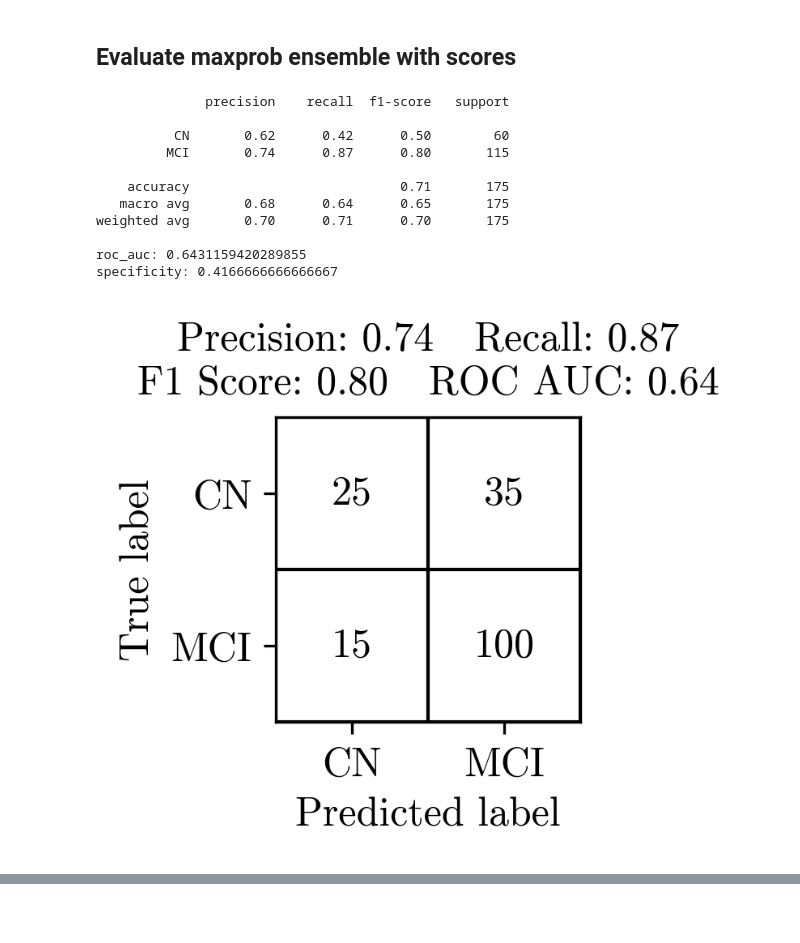
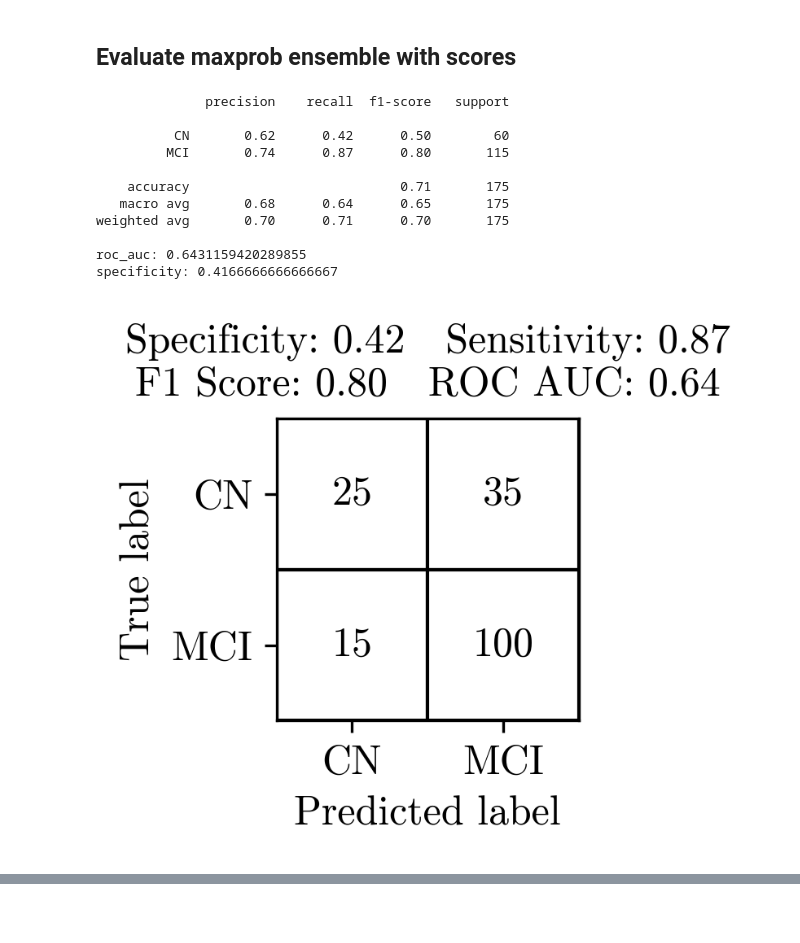
Before and after one commit to oscarlloydjohn/lloyd-john-MIUA-2025, a Jupyter notebook: eval_ensemble.ipynb, the cells around one changed output, grey strips where cells are left out. Drawn from its saved outputs; the diff is of its cells as text; code cells hidden in the pictures.

Commit message:
Add specificity to confusion matrices

```diff
--- a/eval_ensemble.ipynb
+++ b/eval_ensemble.ipynb
@@ -881,39 +881,39 @@ ax.set_xticklabels(labels)
 ax.set_yticklabels(labels)
 ax.set_xlabel('Predicted label')
 ax.set_ylabel('True label')
-metrics_text = f'Precision: {report['MCI']['precision']:.2f}   Recall: {report['MCI']['recall']:.2f}\nF1 Score: {report['MCI']['f1-score']:.2f}   ROC AUC: {roc_auc:.2f}'
+metrics_text = f'Specificity: {recall_score(true, pred_classes, pos_label=0):.2f}   Sensitivity: {report['MCI']['recall']:.2f}\nF1 Score: {report['MCI']['f1-score']:.2f}   ROC AUC: {roc_auc:.2f}'
 ax.text(num_classes / 2 - 0.5, -0.6, metrics_text,
         ha='center', va='bottom')
 plt.tight_layout()
 plt.savefig('figures/maxprobensemble_confusion.png', dpi=300, bbox_inches='tight')
 plt.show()
 
 fig, ax = plt.subplots(dpi=300, figsize=(4, 4))
 ax.plot(fpr, tpr, color='purple', label=f'ROC Curve (AUC = {roc_auc:.2f})')
 ax.plot([0, 1], [0, 1], linestyle='--', color='gray')
 ax.set_title('ROC Curve from holdout set')
 ax.set_xlabel('False Positive Rate')
 ax.set_ylabel('True Positive Rate')
 ax.grid(True)
 ax.xaxis.set_major_locator(MultipleLocator(0.2))
 ax.yaxis.set_major_locator(MultipleLocator(0.2))
 ax.legend(loc='lower right')
 plt.tight_layout()
 plt.savefig('figures/maxprobensemble_roc.png', dpi=300, bbox_inches='tight')
 plt.show()
 # %% [output]
               precision    recall  f1-score   support
 
           CN       0.62      0.42      0.50        60
          MCI       0.74      0.87      0.80       115
 
     accuracy                           0.71       175
    macro avg       0.68      0.64      0.65       175
 weighted avg       0.70      0.71      0.70       175
 
 roc_auc: 0.6431159420289855
 specificity: 0.4166666666666667
-[figure, old version]
+[figure, new version]
 [figure]
 # %% [markdown]
 ##
```
Also changed, not shown: parts of 7 cells of this notebook.
